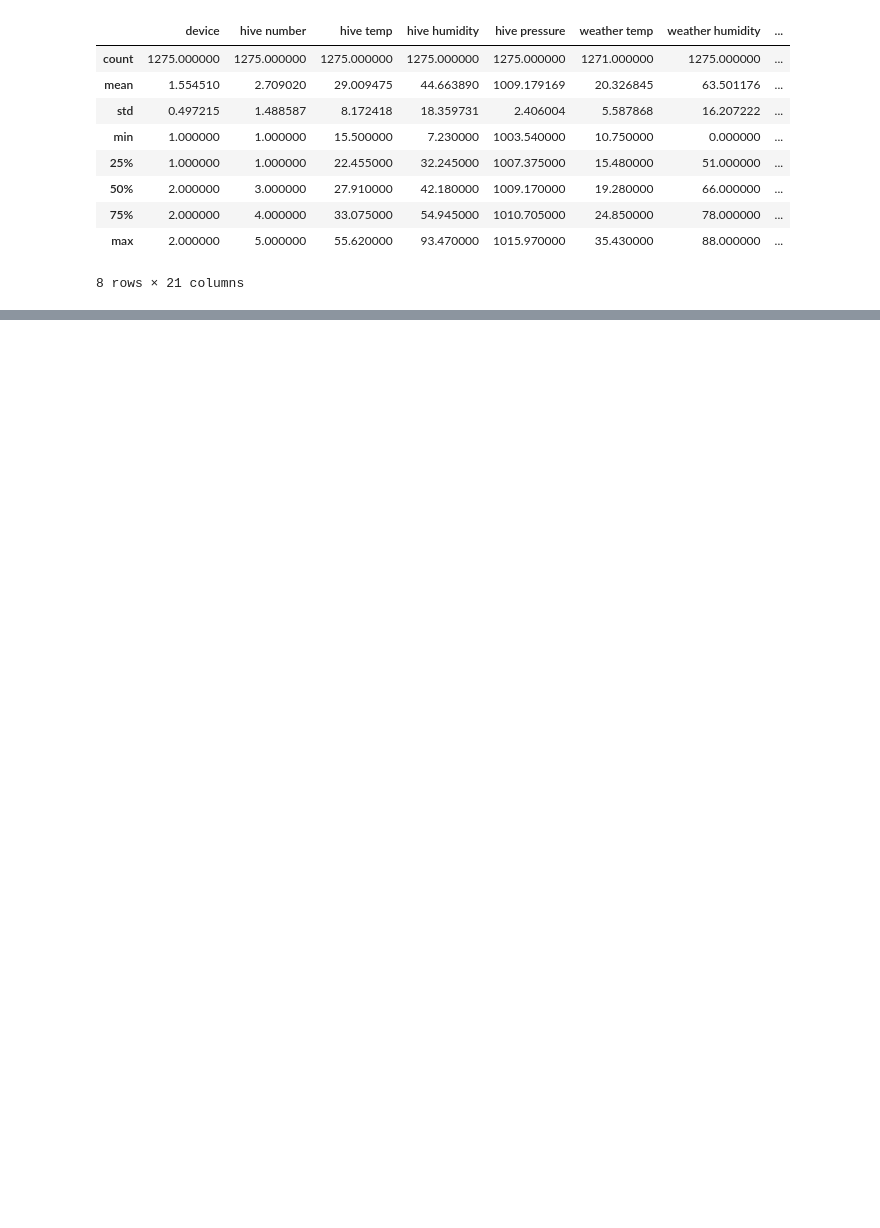
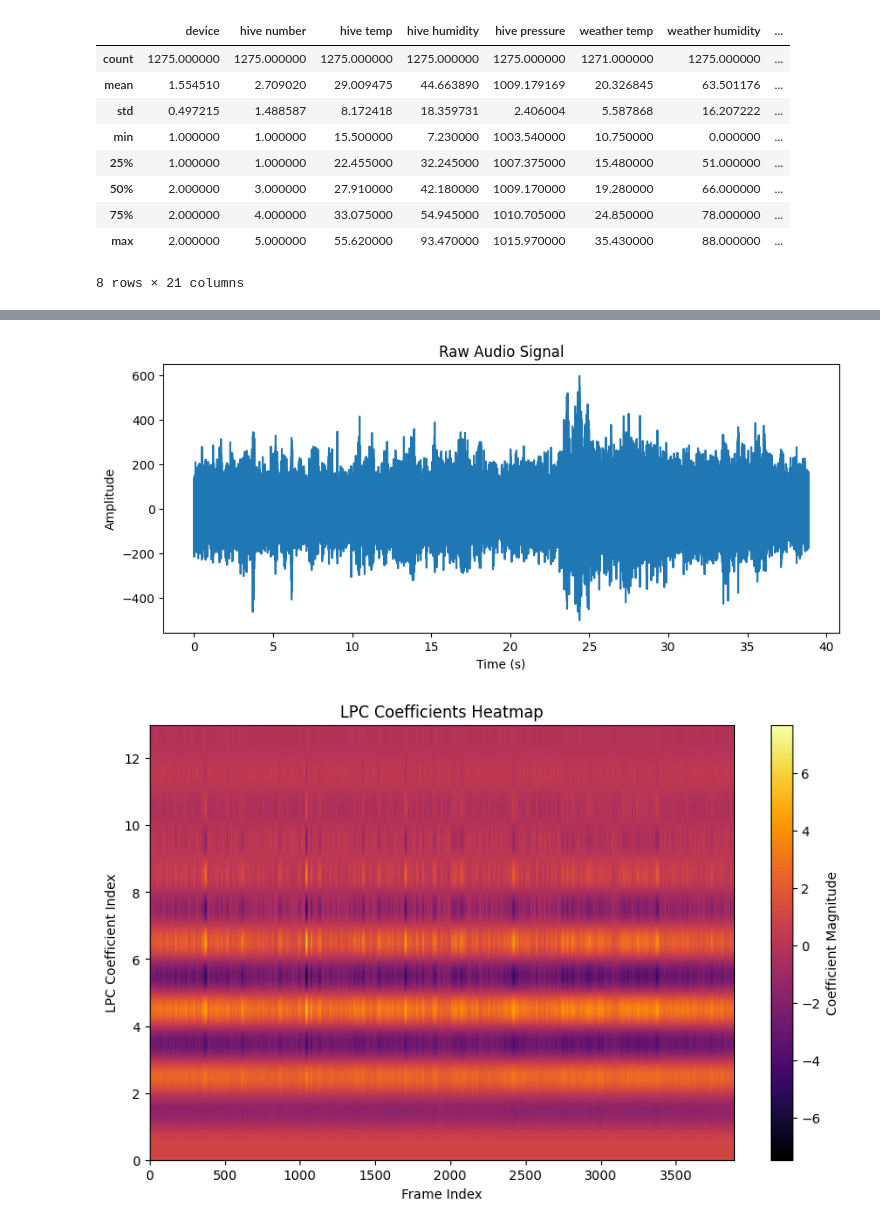
Before and after one commit to CSE-ICE-21/IntelliBee, a Jupyter notebook: Data-Collecting-Device/Available-Dataset/health-score.ipynb, the cells around one changed output, grey strips where cells are left out. Saved outputs shown, nothing was run; the diff lists cells and outputs as text; code cells hidden in the pictures; blank space fills up the shorter version.

Commit message:
Added Visualizations for ERU extended Paper

```diff
--- a/Data-Collecting-Device/Available-Dataset/health-score.ipynb
+++ b/Data-Collecting-Device/Available-Dataset/health-score.ipynb
@@ -24,3 +28,17 @@ df.describe()
 | 75% | 2.000000 | 4.000000 | 33.075000 | 54.945000 | 1010.705000 | 24.850000 | 78.000000 | ... |
 | max | 2.000000 | 5.000000 | 55.620000 | 93.470000 | 1015.970000 | 35.430000 | 88.000000 | ... |
 8 rows × 21 columns
+# %%
+Queen_wav_file_path = os.path.join(DATA_DIR,'Bee-Sound-with-Queen.wav')
+Without_Queen_file_path = os.path.join(DATA_DIR,'Bee-Sound-without-Queen.wav')
+
+sampling_rate_Queen, data_Queen = wav.read(Queen_wav_file_path)
+sampling_rate_without_Queen, data_without_Queen = wav.read(Without_Queen_file_path)
+# %%
+if data_Queen.ndim == 2:
+    signal = np.mean(data_Queen, axis=1)
+
+if data_without_Queen.ndim == 2:
+    signal_without_Queen = np.mean(data_without_Queen, axis=1)
+
+sampling_rate = sampling_rate_Queen
@@ -26,0 +92,40 @@ df.describe()
+# %%
+import matplotlib.pyplot as plt
+import numpy as np
+
+# Step 1: Plot the audio signal (raw waveform)
+plt.figure(figsize=(10, 4))
+time = np.linspace(0, len(signal) / sampling_rate, num=len(signal))
+plt.plot(time, signal)
+plt.title("Raw Audio Signal")
+plt.xlabel("Time (s)")
+plt.ylabel("Amplitude")
+plt.show()
+
+# Step 2: Plot a heatmap of LPC coefficients across frames
+plt.figure(figsize=(10, 6))
+plt.imshow(lpc_coefficients.T, aspect='auto', origin='lower', cmap='inferno', extent=[0, len(frames), 0, lpc_order + 1])
+plt.title("LPC Coefficients Heatmap")
+plt.xlabel("Frame Index")
+plt.ylabel("LPC Coefficient Index")
+plt.colorbar(label="Coefficient Magnitude")
+plt.show()
+
+# Step 3: Plot individual LPC coefficients over time for selected coefficients (e.g., 1st, 2nd, and 3rd LPC coefficients)
+plt.figure(figsize=(10, 6))
+frame_times = np.arange(0, len(frames)) * (frame_step / sampling_rate)
+
+# Plot a few specific LPC coefficients over time
+plt.plot(frame_times, lpc_coefficients[:, 1], label="LPC Coefficient 1")
+plt.plot(frame_times, lpc_coefficients[:, 2], label="LPC Coefficient 2")
+plt.plot(frame_times, lpc_coefficients[:, 3], label="LPC Coefficient 3")
+
+plt.title("LPC Coefficients over Time")
+plt.xlabel("Time (s)")
+plt.ylabel("Coefficient Value")
+plt.legend()
+plt.grid(True)
+plt.show()
+# %% [output]
+[figure, added]
+[figure, added]
```
Also changed, not shown: parts of 6 cells of this notebook, 10 other files.
